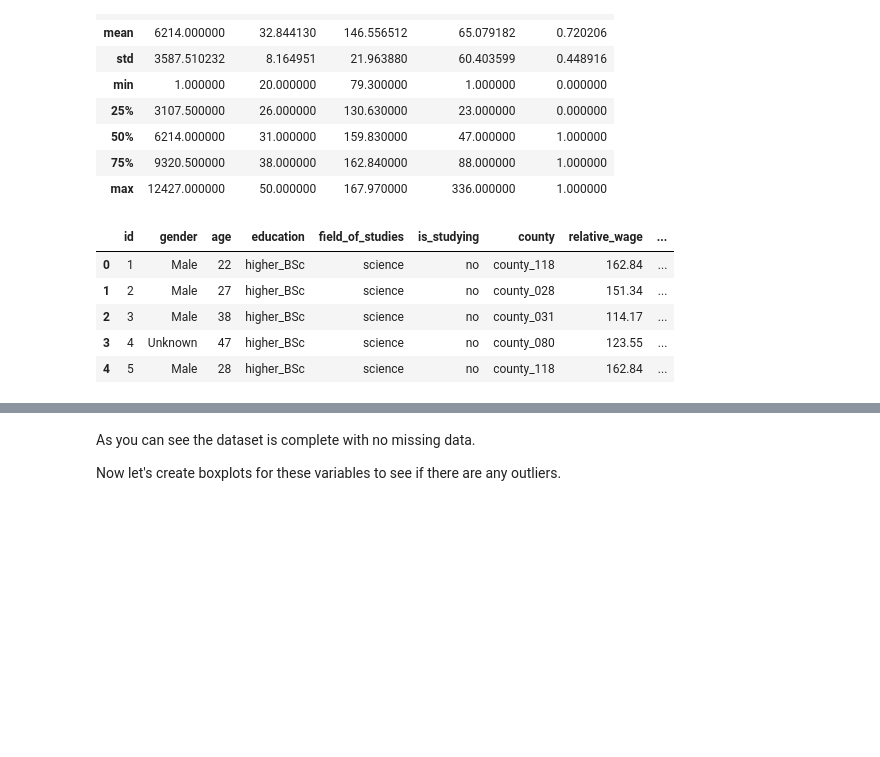
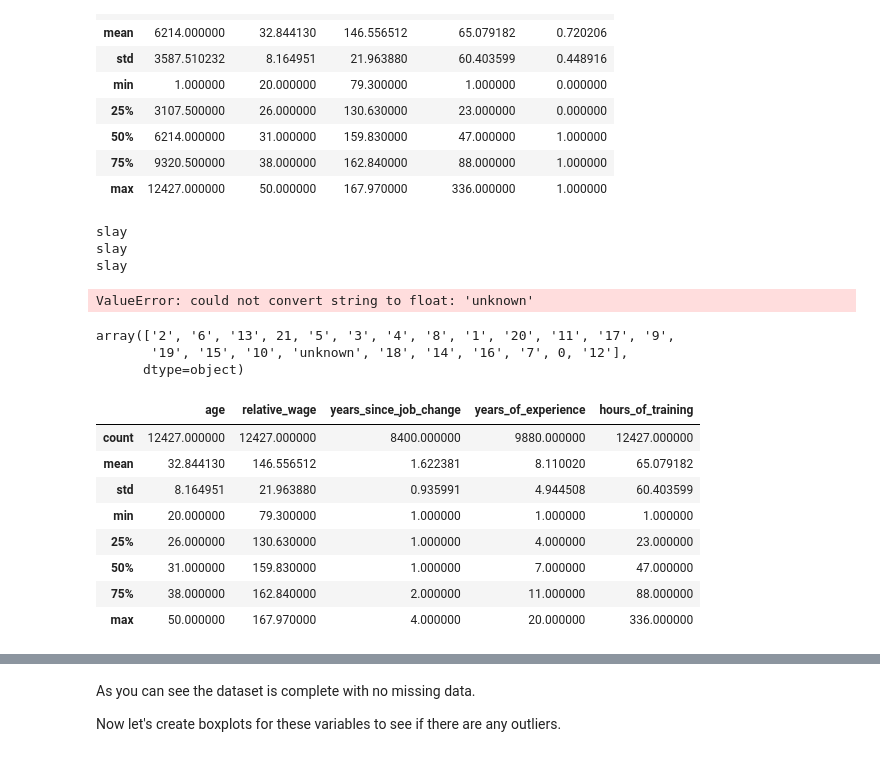
Before and after one commit to mqrcinoo/MachineLearning1Project, a Jupyter notebook: classification.ipynb, the cells around one changed output, grey strips where cells are left out. Cells and saved outputs as stored; diff of their text form; code cells hidden in the pictures; blank space fills up the shorter version.

```diff
--- a/classification.ipynb
+++ b/classification.ipynb
@@ -95,12 +102,53 @@ job_change.describe()
 | 50% | 6214.000000 | 31.000000 | 159.830000 | 47.000000 | 1.000000 |
 | 75% | 9320.500000 | 38.000000 | 162.840000 | 88.000000 | 1.000000 |
 | max | 12427.000000 | 50.000000 | 167.970000 | 336.000000 | 1.000000 |
+# %%
+kategorie = ['gender', 'education', 'field_of_studies', 'years_since_job_change', 'is_studying', 'county',
+             'size_of_company', 'type_of_company', 'willing_to_change_job']
+for col in kategorie:
+    job_change[col] = job_change[col].astype('category')
+
+print('slay')
+
+job_change['years_of_experience'] = job_change['years_of_experience'].replace('>20', 21)
+print('slay')
+job_change['years_of_experience'] = job_change['years_of_experience'].replace('<1', 0)
+print('slay')
+job_change['years_of_experience'] = job_change['years_of_experience'].astype(float)
+print('slay')
+bins = [0, 1, 5, 10, 15, 20, 21]
+labels = ['<1', '1-5', '6-10', '11-15', '16-20', '>20']
+job_change['years_of_experience'] = pd.cut(job_change['years_of_experience'], bins=bins, labels=labels, right=False)
+print('slay')
+job_change['years_of_experience'] = job_change['years_of_experience'].astype('category')
+print('slay')
+
+job_change['is_certified'] = job_change['is_certified'].astype(bool)
+job_change['willing_to_change_job'] = job_change['willing_to_change_job'].astype(bool)
+print('slay')
+job_change.set_index('id', inplace=True)
+print('slay')
+print(job_change.info())
+# %% [output]
+slay
+slay
+slay
+ValueError: could not convert string to float: 'unknown'
+# %%
+job_change['years_of_experience'].unique()
+# %% [output]
+array(['2', '6', '13', 21, '5', '3', '4', '8', '1', '20', '11', '17', '9',
+       '19', '15', '10', 'unknown', '18', '14', '16', '7', 0, '12'],
+      dtype=object)
 # %%
-job_change.head()
+job_change.describe()
 # %% [output]
-|  | id | gender | age | education | field_of_studies | is_studying | county | relative_wage | ... |
-| 0 | 1 | Male | 22 | higher_BSc | science | no | county_118 | 162.84 | ... |
-| 1 | 2 | Male | 27 | higher_BSc | science | no | county_028 | 151.34 | ... |
-| 2 | 3 | Male | 38 | higher_BSc | science | no | county_031 | 114.17 | ... |
-| 3 | 4 | Unknown | 47 | higher_BSc | science | no | county_080 | 123.55 | ... |
-| 4 | 5 | Male | 28 | higher_BSc | science | no | county_118 | 162.84 | ... |
+|  | age | relative_wage | years_since_job_change | years_of_experience | hours_of_training |
+| count | 12427.000000 | 12427.000000 | 8400.000000 | 9880.000000 | 12427.000000 |
+| mean | 32.844130 | 146.556512 | 1.622381 | 8.110020 | 65.079182 |
+| std | 8.164951 | 21.963880 | 0.935991 | 4.944508 | 60.403599 |
+| min | 20.000000 | 79.300000 | 1.000000 | 1.000000 | 1.000000 |
+| 25% | 26.000000 | 130.630000 | 1.000000 | 4.000000 | 23.000000 |
+| 50% | 31.000000 | 159.830000 | 1.000000 | 7.000000 | 47.000000 |
+| 75% | 38.000000 | 162.840000 | 2.000000 | 11.000000 | 88.000000 |
+| max | 50.000000 | 167.970000 | 4.000000 | 20.000000 | 336.000000 |
```
Also changed, not shown: parts of 2 cells of this notebook.
